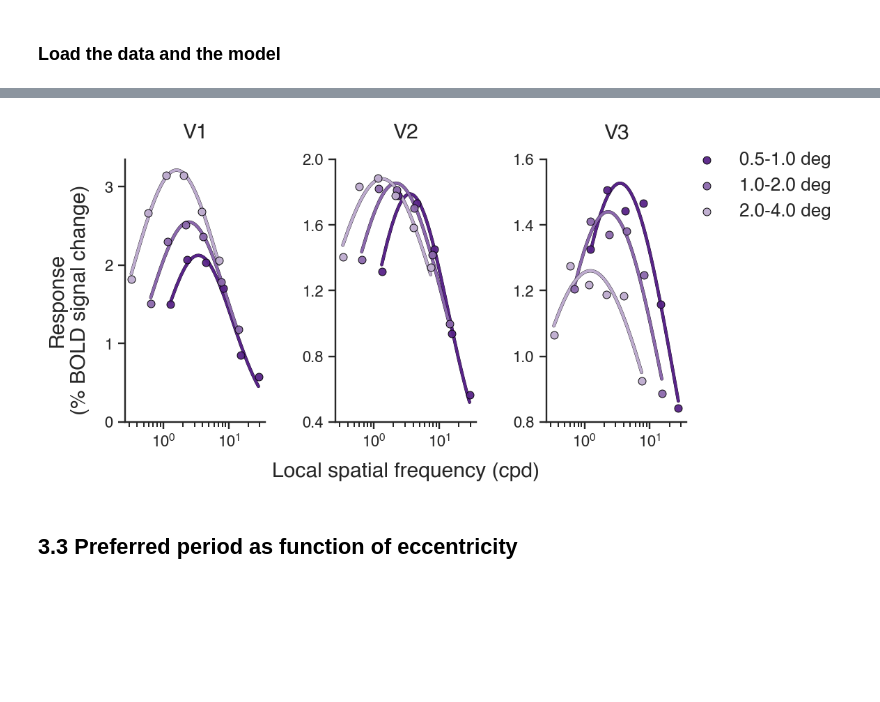
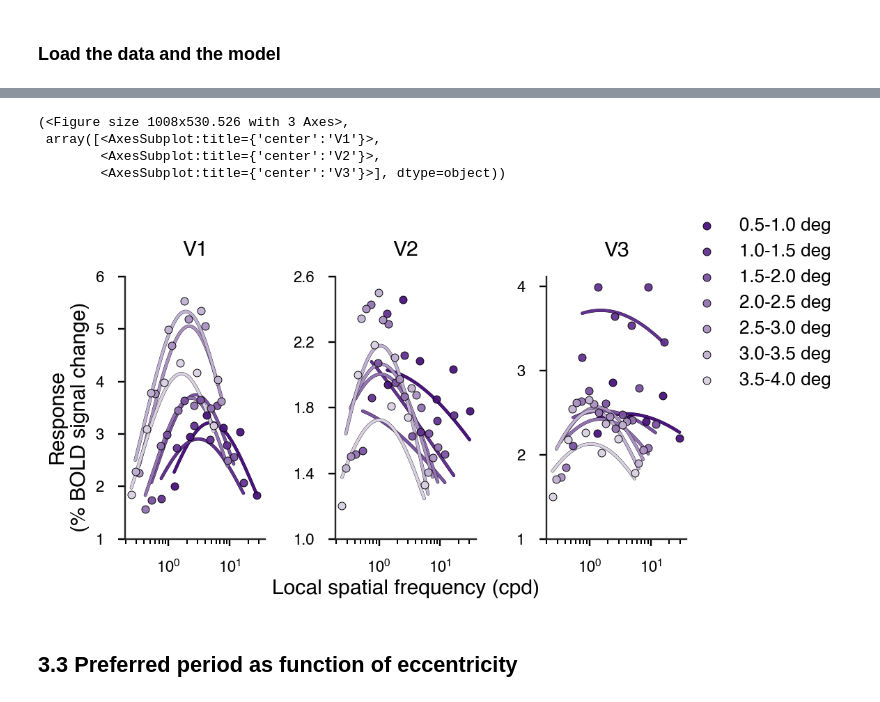
Before and after one commit to JiyeongHa/Spatial-Frequency-Preference_NSDsyn, a Jupyter notebook: notebooks/2-tuning-curves.ipynb, the cells around one changed output, grey strips where cells are left out. Cells and saved outputs as stored; diff of their text form; code cells hidden in the pictures; blank space fills up the shorter version.

```diff
--- a/notebooks/2-tuning-curves.ipynb
+++ b/notebooks/2-tuning-curves.ipynb
@@ -108,9 +120,9 @@ Elapsed time: 0.05 sec
 # %%
 args = ['class', 'lr', 'eph', 'dset', 'sub', 'roi', 'curbin']
 l, m = [], []
-for curbin, subj in itertools.product([0,1,2], subj_list):
-    loss_file_name = f'loss-history_class-avg_lr-{lr}_eph-{max_epoch}_e1-{e1}_e2-{e2}_nbin-{enum}_curbin-{curbin}_dset-nsdsyn_sub-{subj}_roi-{roi}_vs-{voxels}.h5'
-    model_file_name =f'model-history_class-avg_lr-{lr}_eph-{max_epoch}_e1-{e1}_e2-{e2}_nbin-{enum}_curbin-{curbin}_dset-nsdsyn_sub-{subj}_roi-{roi}_vs-{voxels}.h5'
+for curbin, subj in itertools.product(enum_range, subj_list):
+    loss_file_name = f'loss-history_class-{stim_class}_lr-{lr}_eph-{max_epoch}_e1-{e1}_e2-{e2}_nbin-{enum}_curbin-{curbin}_dset-nsdsyn_sub-{subj}_roi-{roi}_vs-{voxels}.h5'
+    model_file_name =f'model-history_class-{stim_class}_lr-{lr}_eph-{max_epoch}_e1-{e1}_e2-{e2}_nbin-{enum}_curbin-{curbin}_dset-nsdsyn_sub-{subj}_roi-{roi}_vs-{voxels}.h5'
     l.append(os.path.join(output_dir, 'sfp_model', 'results_1D', 'nsdsyn', loss_file_name))
     m.append(os.path.join(output_dir, 'sfp_model', 'results_1D', 'nsdsyn', model_file_name))
 # %%
@@ -146,9 +166,8 @@ subj_df = subj_df.groupby(['sub','ecc_bin','vroinames','freq_lvl']).mean().reset
 # %%
-args = ['sub', 'class','dset', 'lr', 'eph', 'roi', 'e1', 'e2', 'nbin', 'curbin']
-
 pt_file_list = []
-for subj, roi, curbin in itertools.product(subj_list, roi_list, [0,1,2]):
-    file_name = f'model-params_class-avg_lr-{lr}_eph-{max_epoch}_e1-{e1}_e2-{e2}_nbin-log3_curbin-{curbin}_dset-nsdsyn_sub-{subj}_roi-{roi}_vs-{voxels}.pt'
+for subj, roi, curbin, stim_class in itertools.product(subj_list, roi_list, enum_range, stim_classes+['avg']):
+    stim_class = stim_class.replace(' ', '-')
+    file_name = f'model-params_class-{stim_class}_lr-{lr}_eph-{max_epoch}_e1-{e1}_e2-{e2}_nbin-{enum}_curbin-{curbin}_dset-nsdsyn_sub-{subj}_roi-{roi}_vs-{voxels}.pt'
     pt_file_list.append(os.path.join(output_dir, 'sfp_model', 'results_1D', 'nsdsyn', file_name))
 
 tuning_df = tuning.load_all_models(pt_file_list, *args)
@@ -154,0 +192,18 @@ tuning_df = tuning.load_all_models(pt_file_list, *args)
+# %%
+utils.set_rcParams({'figure.dpi': 72*4})
+sns.set_context("notebook", font_scale=2)
+for stim_class in stim_classes+['avg']:
+    g = sns.catplot(data=tuning_df.query('names == @stim_class'), sharey=True,
+                    hue_order=subj_list,order=bin_labels,
+                x='ecc_bin',y='mode', hue='sub',
+                    col='vroinames', kind='point', height=utils.get_height_based_on_width(6,1.5), aspect=1.3)
+    g.set_xticklabels(rotation=30)
+    g.set(ylim=[-0.5,14.5], yticks=[0,1,3,5,7,9,11,13])
+
+    # Access the axes and set grid properties
+    for ax in g.axes.flat:
+        ax.yaxis.grid(True)  # Show y-axis grid lines
+        ax.yaxis.grid(which='major', linestyle='-', linewidth=2)  # Set grid line style and width
+    g.fig.suptitle(stim_class, y=1.05)
+    plt.savefig(os.path.join(fig_dir, f'ecc_mode_{stim_class}.png'))
+    plt.close()
@@ -155,12 +221,17 @@ tuning_df = tuning.load_all_models(pt_file_list, *args)
 # %%
-tmp_subj_df = subj_df.query('sub == "subj06"')
-tmp_tuning_df = tuning_df.query('sub == "subj06"')
-fig_name = os.path.join(output_dir,"figures", "sfp_model","results_1D", "nsdsyn", f'tuning_class_avg_lr-{lr}_eph-{max_epoch}_e1-{e1}_e2-{e2}_nbin-log3_curbin-all_dset-nsdsyn_sub-subj06_roi-all_vs-pRFsize.pdf')
+#bins_to_plot = [bin_labels[k] for k in [0,3,-1]]
+tmp_subj_df = subj_df.query('sub == "subj02" & vroinames == "V2"')
+tmp_tuning_df = tuning_df.query('sub == "subj02" & vroinames == "V2"')
+fig_name = os.path.join(output_dir,"figures", "sfp_model","results_1D", "nsdsyn", f'tuning_class_{stim_class}_lr-{lr}_eph-{max_epoch}_e1-{e1}_e2-{e2}_nbin-{enum}_curbin-all_dset-nsdsyn_sub-subj06_roi-all_vs-pRFsize.pdf')
 vis1D.plot_sf_curves(df=tmp_subj_df, x='local_sf', y='betas', hue='ecc_bin',
                      col='vroinames', params_df=tmp_tuning_df, lgd_title=None,
-                     save_path=fig_name)
+                     save_path=None)
 # %% [output]
+(<Figure size 1008x530.526 with 3 Axes>,
+ array([<AxesSubplot:title={'center':'V1'}>,
+        <AxesSubplot:title={'center':'V2'}>,
+        <AxesSubplot:title={'center':'V3'}>], dtype=object))
-[figure, old version]
+[figure, new version]
 # %% [markdown]
 ## 3.3 Preferred period as function of eccentricity
 # %% [markdown]
```
Also changed, not shown: parts of 14 cells of this notebook, 3 other files.
